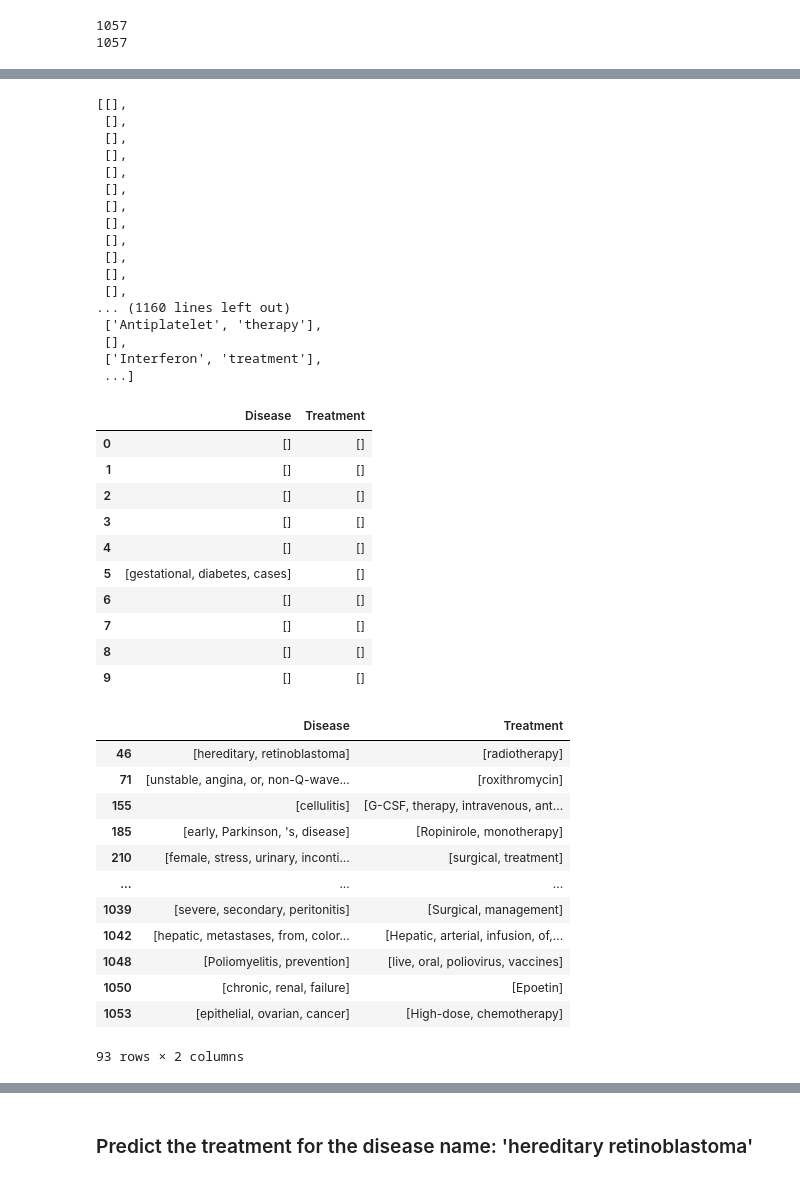
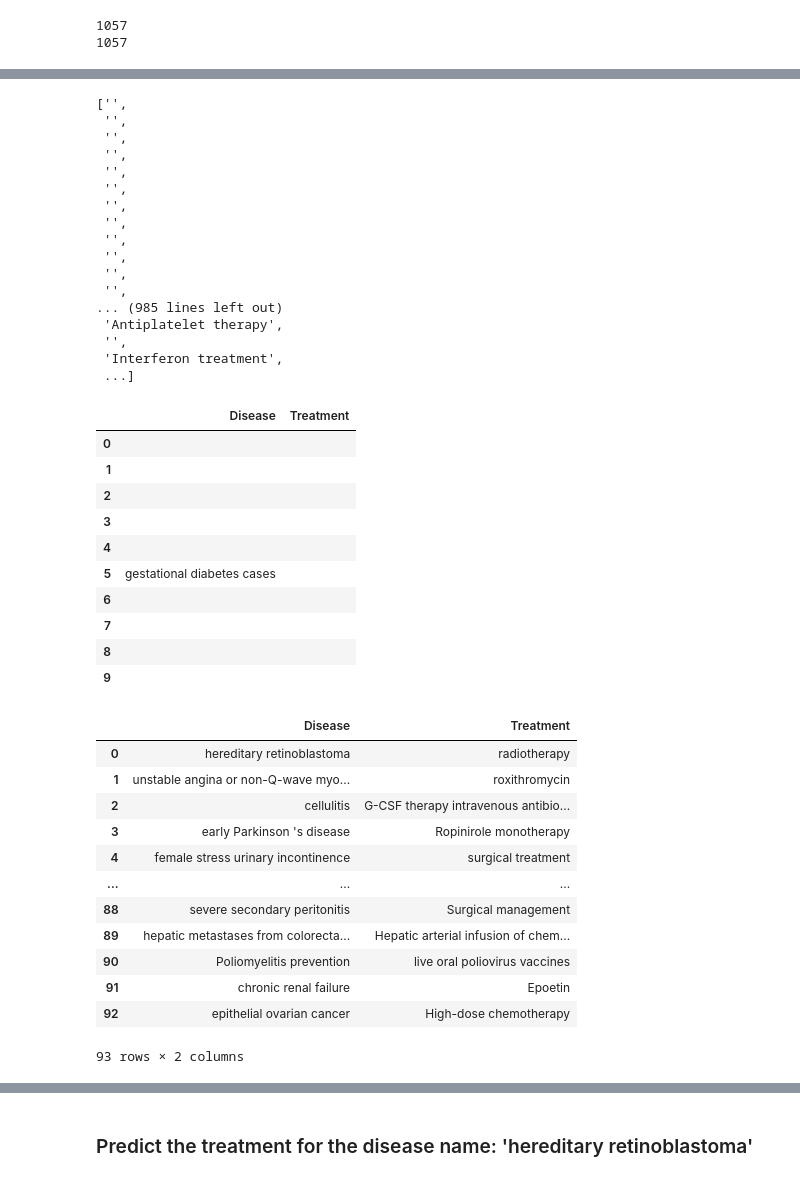
Before and after one commit to abhijeetpj/NLP-Name-Entity-Recognition, a Jupyter notebook: Assignment.ipynb, the cells around one changed output, grey strips where cells are left out. Drawn from its saved outputs; the diff is of its cells as text; code cells hidden in the pictures.

```diff
--- a/Assignment.ipynb
+++ b/Assignment.ipynb
@@ -515,3 +523,9 @@ disease_list
  ['hyperopia'],
  ['renal', 'cell', 'carcinoma'],
  ...]
+# %%
+for ind, ele in enumerate(disease_list):
+    disease_list[ind] = " ".join(ele)
+
+for ind, ele in enumerate(treatment_list):
+    treatment_list[ind] = " ".join(ele)
@@ -518,53 +552,53 @@ disease_list
 # %%
 treatment_list
 # %% [output]
-[[],
- [],
- [],
- [],
- [],
- [],
- [],
- [],
- [],
- [],
- [],
- [],
-... (1160 lines left out)
- ['Antiplatelet', 'therapy'],
- [],
- ['Interferon', 'treatment'],
+['',
+ '',
+ '',
+ '',
+ '',
+ '',
+ '',
+ '',
+ '',
+ '',
+ '',
+ '',
+... (985 lines left out)
+ 'Antiplatelet therapy',
+ '',
+ 'Interferon treatment',
  ...]
 # %%
 Disease_treatment_df = pd.DataFrame({'Disease':disease_list, 'Treatment':treatment_list})
 Disease_treatment_df.head(10)
 # %% [output]
 |  | Disease | Treatment |
-| 0 | [] | [] |
-| 1 | [] | [] |
-| 2 | [] | [] |
-| 3 | [] | [] |
-| 4 | [] | [] |
-| 5 | [gestational, diabetes, cases] | [] |
-| 6 | [] | [] |
-| 7 | [] | [] |
-| 8 | [] | [] |
-| 9 | [] | [] |
+| 0 |  |  |
+| 1 |  |  |
+| 2 |  |  |
+| 3 |  |  |
+| 4 |  |  |
+| 5 | gestational diabetes cases |  |
+| 6 |  |  |
+| 7 |  |  |
+| 8 |  |  |
+| 9 |  |  |
 # %%
 Disease_treatment_df = Disease_treatment_df[(Disease_treatment_df['Disease'].str.len() != 0) & (Disease_treatment_df['Treatment'].str.len() != 0)]
-
+Disease_treatment_df = Disease_treatment_df.reset_index(drop=True)
 Disease_treatment_df
 # %% [output]
 |  | Disease | Treatment |
-| 46 | [hereditary, retinoblastoma] | [radiotherapy] |
-| 71 | [unstable, angina, or, non-Q-wave... | [roxithromycin] |
-| 155 | [cellulitis] | [G-CSF, therapy, intravenous, ant... |
-| 185 | [early, Parkinson, 's, disease] | [Ropinirole, monotherapy] |
-| 210 | [female, stress, urinary, inconti... | [surgical, treatment] |
+| 0 | hereditary retinoblastoma | radiotherapy |
+| 1 | unstable angina or non-Q-wave myo... | roxithromycin |
+| 2 | cellulitis | G-CSF therapy intravenous antibio... |
+| 3 | early Parkinson 's disease | Ropinirole monotherapy |
+| 4 | female stress urinary incontinence | surgical treatment |
 | ... | ... | ... |
-| 1039 | [severe, secondary, peritonitis] | [Surgical, management] |
-| 1042 | [hepatic, metastases, from, color... | [Hepatic, arterial, infusion, of,... |
-| 1048 | [Poliomyelitis, prevention] | [live, oral, poliovirus, vaccines] |
-| 1050 | [chronic, renal, failure] | [Epoetin] |
-| 1053 | [epithelial, ovarian, cancer] | [High-dose, chemotherapy] |
+| 88 | severe secondary peritonitis | Surgical management |
+| 89 | hepatic metastases from colorecta... | Hepatic arterial infusion of chem... |
+| 90 | Poliomyelitis prevention | live oral poliovirus vaccines |
+| 91 | chronic renal failure | Epoetin |
+| 92 | epithelial ovarian cancer | High-dose chemotherapy |
 93 rows × 2 columns
```
Also changed, not shown: parts of 12 cells of this notebook.
